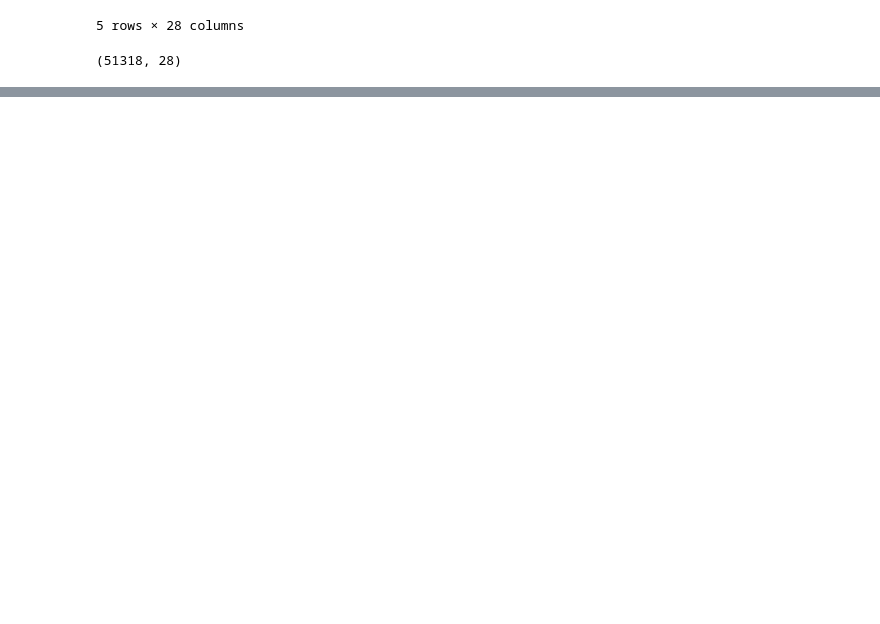
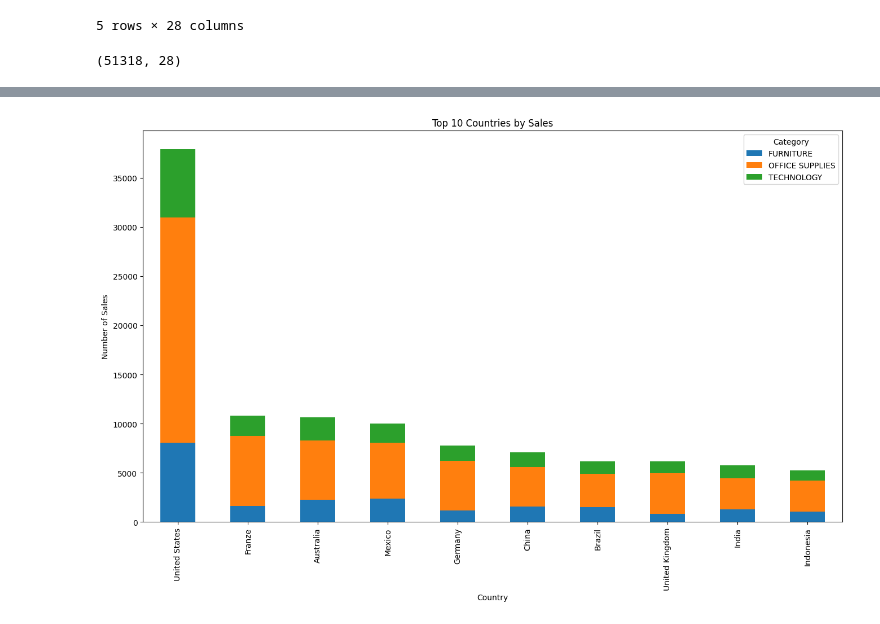
Before and after one commit to kokul93/DataScienceProject23, a Jupyter notebook: StoreNoteBook.ipynb, the cells around one changed output, grey strips where cells are left out. Drawn from its saved outputs; the diff is of its cells as text; code cells hidden in the pictures; blank space fills up the shorter version.

Commit message:
Plots are created

```diff
--- a/StoreNoteBook.ipynb
+++ b/StoreNoteBook.ipynb
@@ -23,0 +26,3 @@ df.shape
+# %%
+dfc=df.copy()
+dfc.columns
@@ -23,0 +37,3 @@ df.shape
+# %%
+dfc = dfc.rename(columns={'revenue ':'revenue'})
+dfc.head()
@@ -23,0 +118,3 @@ df.shape
+# %%
+dfc.drop(dfc[(dfc['year']<2011) | (dfc['year']>2014)].index , inplace=True)
+dfc[(dfc['year']<2011) | (dfc['year']>2014)]
@@ -23,0 +146,10 @@ df.shape
+# %%
+countryGroup=dfc.groupby(['country','category'])['quantity'].sum().reset_index(name='count')
+# Group the data by country and category, and calculate the total sales count
+countryCount = countryGroup.groupby(['country', 'category'])['count'].sum().reset_index()
+
+#top 10 country on sales
+topCountryList = countryCount.groupby('country')['count'].sum().nlargest(10).index.tolist()
+topCountryDF=countryCount[countryCount['country'].isin(topCountryList)]
+topCountryDF=topCountryDF.sort_values('count', ascending=False)
+topCountryDF
@@ -23,0 +174,14 @@ df.shape
+# %%
+countryGrouped = topCountryDF.groupby(['country', 'category']).sum()
+countryUnstacked = countryGrouped.unstack()
+total_count = countryUnstacked.sum(axis=1)
+sorted_index = total_count.sort_values(ascending=False).index
+sorted_unstacked = countryUnstacked.loc[sorted_index]
+ax = sorted_unstacked.plot(kind='bar', stacked=True, figsize=(16, 9))
+ax.set_xlabel('Country')
+ax.set_ylabel('Number of Sales')
+ax.set_title('Top 10 Countries by Sales')
+ax.legend(title='Category', labels=countryUnstacked.columns.get_level_values('category'))
+plt.show()
+# %% [output]
+[figure, added]
```
Also changed, not shown: parts of 44 cells of this notebook.
